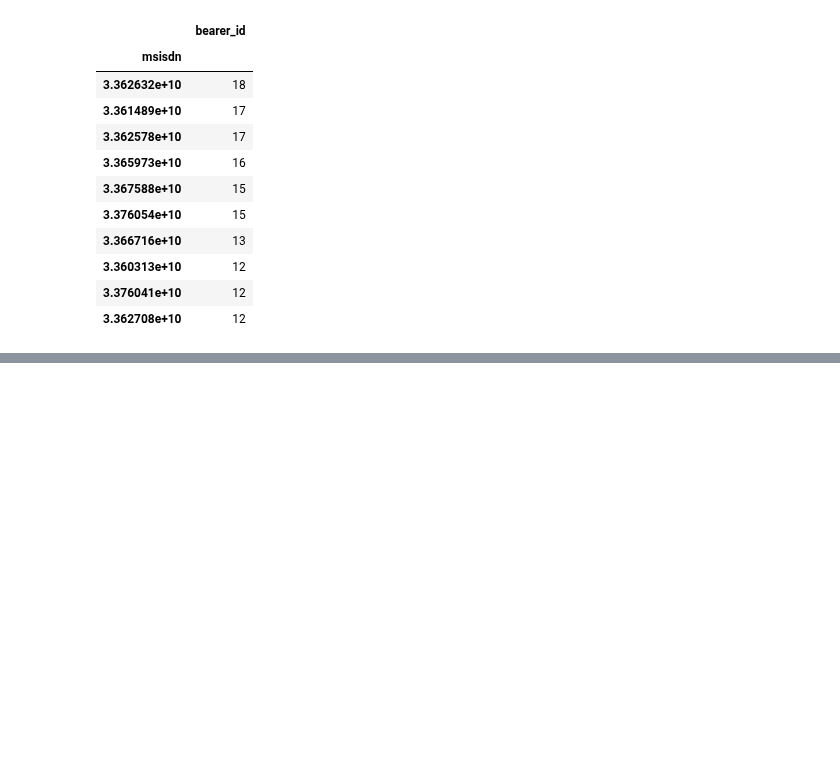
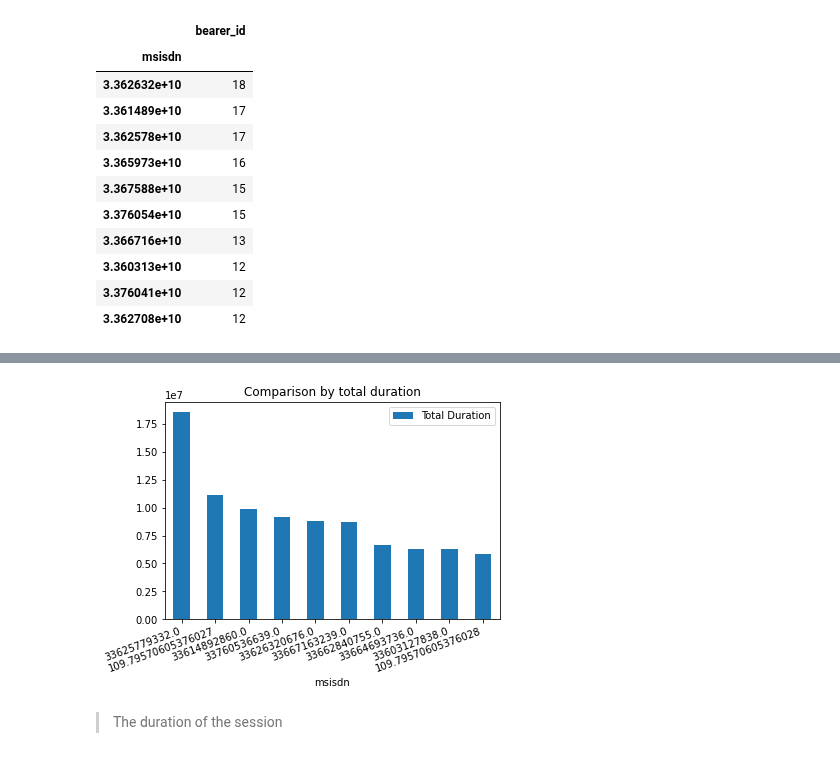
Before and after one commit to Melak2017/Telecommunication-Data-Analysis, a Jupyter notebook: Jup_Notebooks/User_engagement_analysis.ipynb, the cells around one changed output, grey strips where cells are left out. Drawn from its saved outputs; the diff is of its cells as text; code cells hidden in the pictures; blank space fills up the shorter version.

```diff
--- a/Jup_Notebooks/User_engagement_analysis.ipynb
+++ b/Jup_Notebooks/User_engagement_analysis.ipynb
@@ -74,0 +75,4 @@ plt.show()
+# %%
+duration = renamed_df.groupby('msisdn').agg({'duration': 'sum'})
+duration_metrics = duration.sort_values(by=['duration'], ascending = False)
+duration_metrics.head(10)
@@ -74,0 +92,11 @@ plt.show()
+# %%
+ax = duration_metrics.rename(columns={'duration': 'Total Duration'}).head(10).plot.bar(
+    y=['Total Duration'],
+    title="Comparison by total duration",
+    figsize=(6,4))
+ax.set_xticklabels(ax.get_xticklabels(), rotation=20, ha="right")
+plt.show()
+# %% [output]
+[figure, added]
+# %% [markdown]
+>The duration of the session
```
Also changed, not shown: parts of 2 cells of this notebook.
